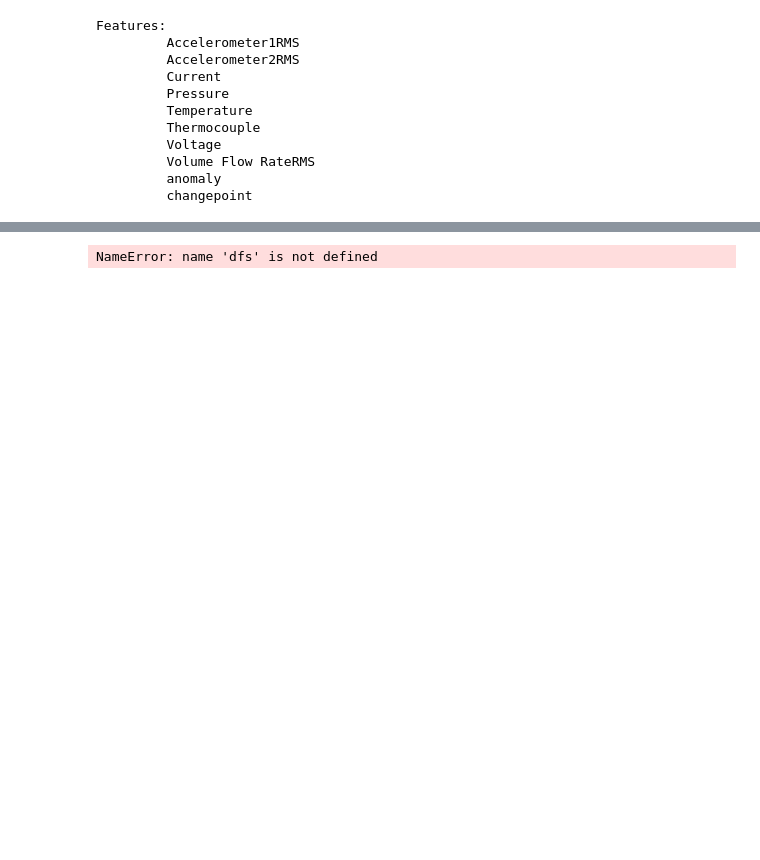
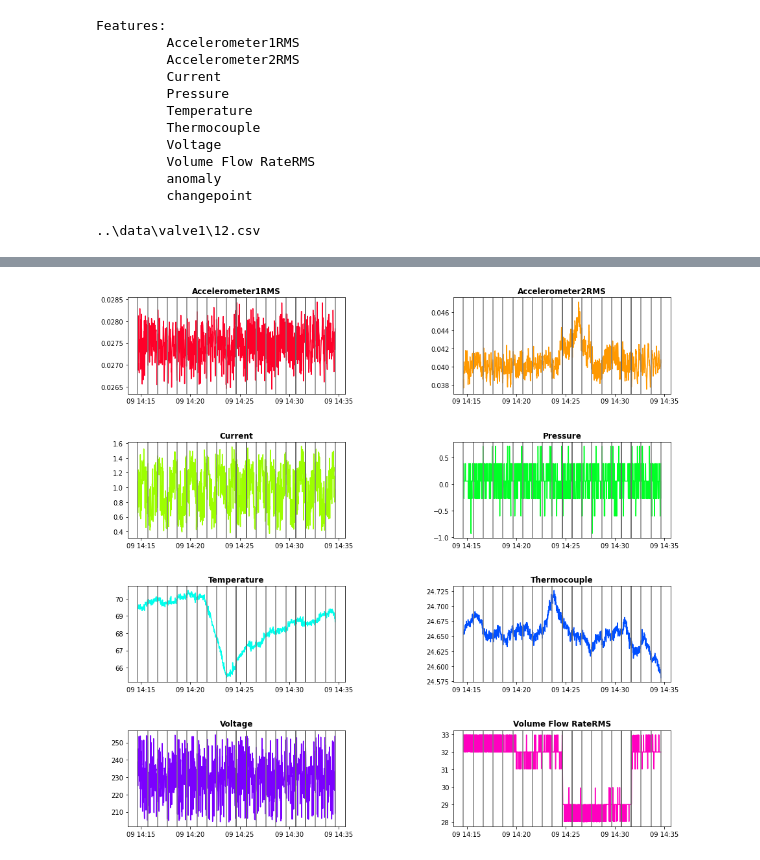
Before and after one commit to shcoops/SKAB, a Jupyter notebook: notebooks/DTW.ipynb, the cells around one changed output, grey strips where cells are left out. Saved outputs shown, nothing was run; the diff lists cells and outputs as text; code cells hidden in the pictures; blank space fills up the shorter version.

```diff
--- a/notebooks/DTW.ipynb
+++ b/notebooks/DTW.ipynb
@@ -65,0 +85,25 @@ Features:
+# %%
+# Plot Data
+experiments = [19]
+for i in experiments:
+    print(all_files[i].replace("/","\\"))
+    display(dfs[i].describe())
+    df = dfs[i]
+    fig, axes = plt.subplots(nrows=4, ncols=2)
+    color = iter(cm.gist_rainbow(np.linspace(0, 1, len(df.columns)-2)))
+    points = df.index[df['changepoint'] == 1].tolist()
+    arrays, locs = df_split(df, 20)
+
+    for col, ax in zip(df.columns[0:8], axes.flatten()):
+        c = next(color)
+        ax.set_title(col, fontweight="bold")
+        ax.plot(df[col], c=c)
+        for p in points:
+            ax.axvline(p, color="black")
+        for loc in locs:
+            ax.axvline(loc, color="gray")
+        plt.subplots_adjust(wspace=.5, hspace=.5)
+    fig.set_facecolor('white')
+    fig.set_size_inches(15, 15)
+# %% [output]
+..\data\valve1\12.csv
@@ -66,9 +119,8 @@ Features:
+[figure, added]
 # %%
-# #Standardize Data
-# dfs_stand = []
-# for df in dfs:
-#     scaler = preprocessing.StandardScaler()
-#     scaler.fit(df[col_names])
-#     dfs_stand.append(pd.DataFrame(data=scaler.transform(df[col_names]), index=df.index, columns=col_names))
+#Standardize Data
+dfs_stand = []
+for df in dfs:
+    scaler = preprocessing.StandardScaler()
+    scaler.fit(df[col_names])
+    dfs_stand.append(pd.DataFrame(data=scaler.transform(df[col_names]), index=df.index, columns=col_names))
-# %% [output]
-NameError: name 'dfs' is not defined
```
Also changed, not shown: parts of 13 cells of this notebook, 1 other file.
